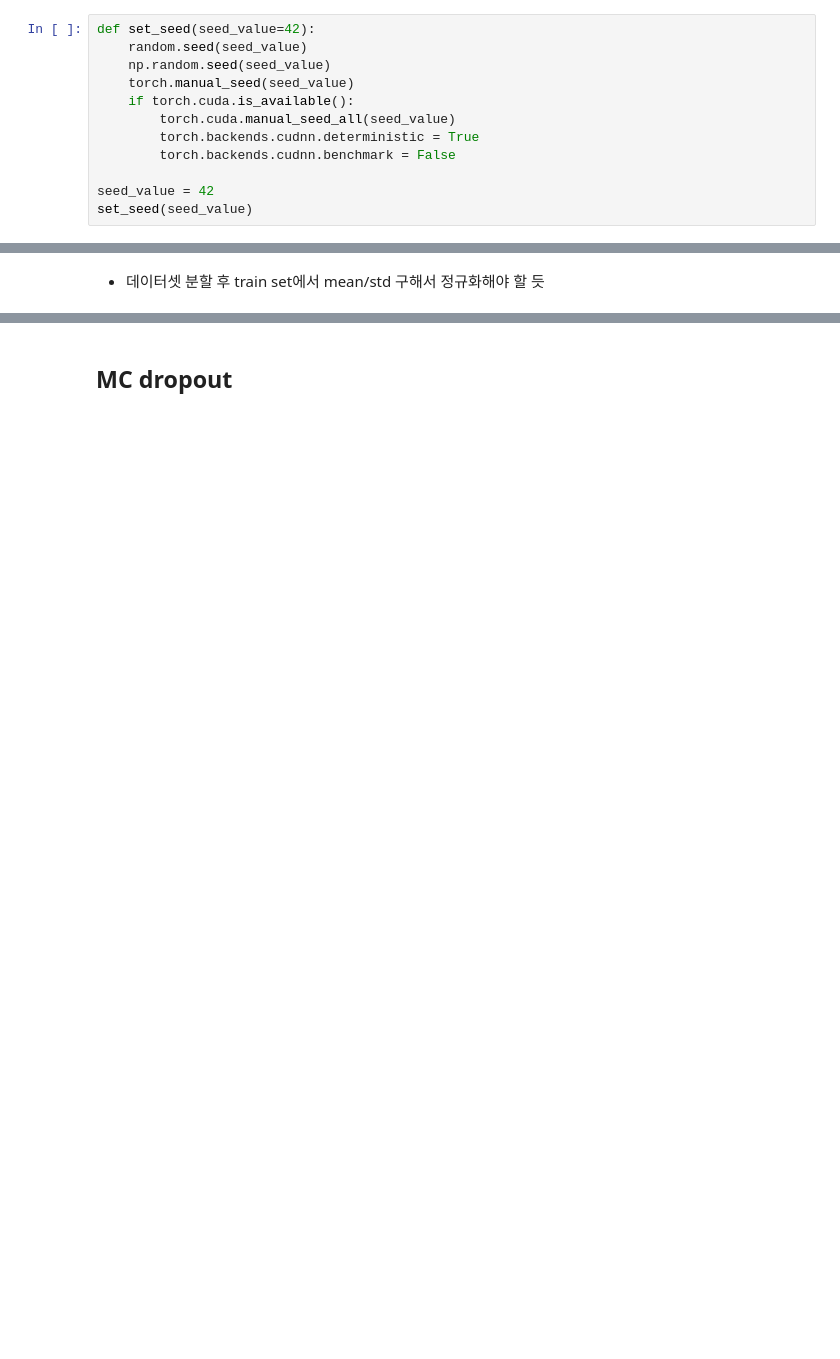
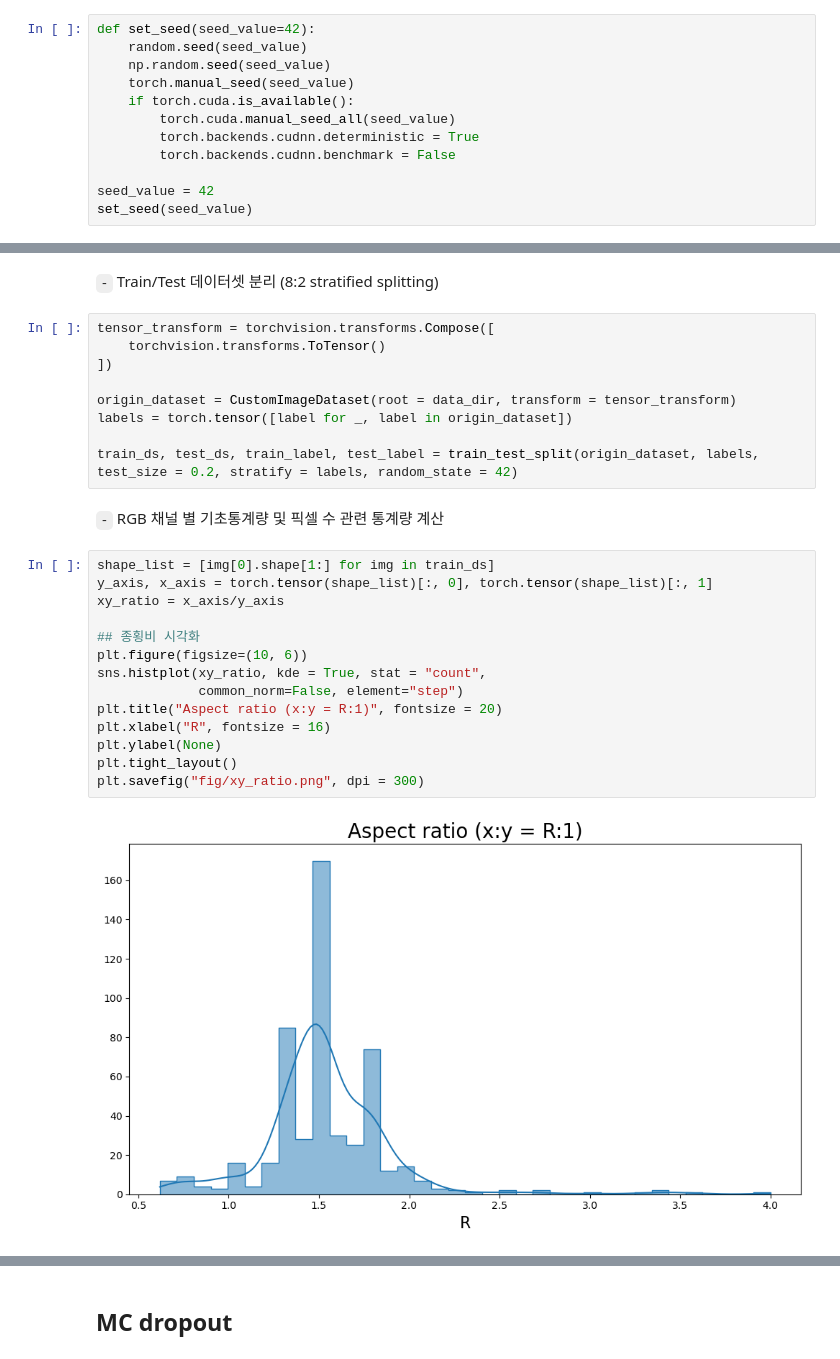
Before and after one commit to HollyRiver/AP2025, a Jupyter notebook: course/after-midterm/project/mc_dropout.ipynb, the cells around one changed output, grey strips where cells are left out. Saved outputs shown, nothing was run; the diff lists cells and outputs as text; blank space fills up the shorter version.

```diff
--- a/course/after-midterm/project/mc_dropout.ipynb
+++ b/course/after-midterm/project/mc_dropout.ipynb
@@ -117,2 +108,29 @@ Class Distribution: Counter({0: 541, 1: 110})
-# %% [markdown]
-* 데이터셋 분할 후 train set에서 mean/std 구해서 정규화해야 할 듯
+# %% [markdown]
+`-` Train/Test 데이터셋 분리 (8:2 stratified splitting)
+# %%
+tensor_transform = torchvision.transforms.Compose([
+    torchvision.transforms.ToTensor()
+])
+
+origin_dataset = CustomImageDataset(root = data_dir, transform = tensor_transform)
+labels = torch.tensor([label for _, label in origin_dataset])
+
+train_ds, test_ds, train_label, test_label = train_test_split(origin_dataset, labels, test_size = 0.2, stratify = labels, random_state = 42)
+# %% [markdown]
+`-` RGB 채널 별 기초통계량 및 픽셀 수 관련 통계량 계산
+# %%
+shape_list = [img[0].shape[1:] for img in train_ds]
+y_axis, x_axis = torch.tensor(shape_list)[:, 0], torch.tensor(shape_list)[:, 1]
+xy_ratio = x_axis/y_axis
+
+## 종횡비 시각화
+plt.figure(figsize=(10, 6))
+sns.histplot(xy_ratio, kde = True, stat = "count",
+             common_norm=False, element="step")
+plt.title("Aspect ratio (x:y = R:1)", fontsize = 20)
+plt.xlabel("R", fontsize = 16)
+plt.ylabel(None)
+plt.tight_layout()
+plt.savefig("fig/xy_ratio.png", dpi = 300)
+# %% [output]
+[figure, added]
```
Also changed, not shown: parts of 33 cells of this notebook, 4 other files.
